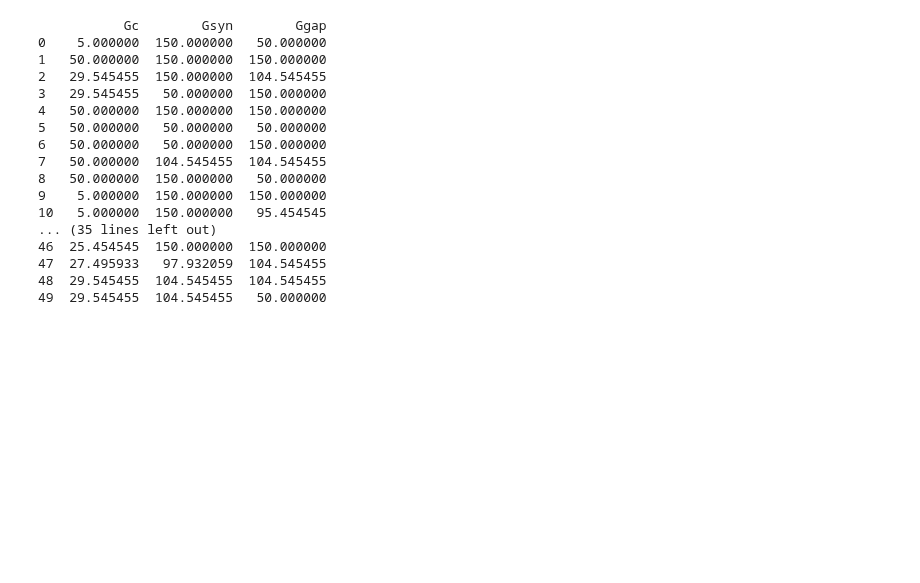
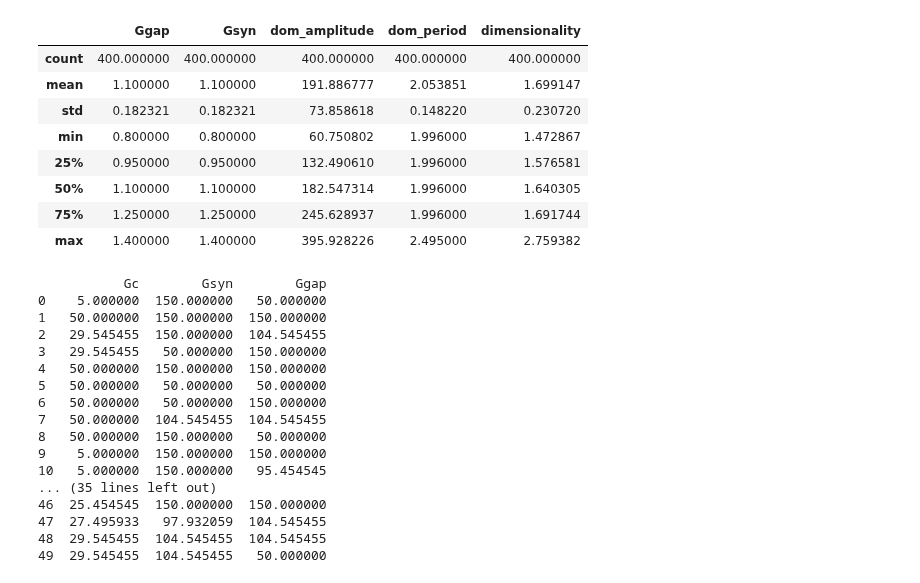
Before and after one commit to sjonany/c-elegans-interactome-analysis, a Jupyter notebook: Data_Exploration_burnhamd.ipynb, the cells around one changed output. Cells and saved outputs as stored; diff of their text form; code cells hidden in the pictures; blank space fills up the shorter version.

Commit message:
Dumped AAT results within oscillatory domain (0.8 -> 1.4) for input to Danny's notebook.

```diff
--- a/Data_Exploration_burnhamd.ipynb
+++ b/Data_Exploration_burnhamd.ipynb
@@ -1,3 +1,27 @@
+# %%
+import pandas as pd
+import os
+import pickle
+
+# This was generated by last cell of all_at_a_time.ipynb, with 20x20 data points,
+# and ggap gsyn ranging from 0.8 to 1.4, which time_series_clustering.ipynb
+# claims to be the oscillatory domain.
+aat_results_file = "cached_notebook_results/all_at_a_time_results.pkl"
+with open(aat_results_file, "rb") as f:
+  df = pickle.load(f)
+df.describe()
+
+# TODO: Danny to do analysis on this smaller df.
+# %% [output]
+|  | Ggap | Gsyn | dom_amplitude | dom_period | dimensionality |
+| count | 400.000000 | 400.000000 | 400.000000 | 400.000000 | 400.000000 |
+| mean | 1.100000 | 1.100000 | 191.886777 | 2.053851 | 1.699147 |
+| std | 0.182321 | 0.182321 | 73.858618 | 0.148220 | 0.230720 |
+| min | 0.800000 | 0.800000 | 60.750802 | 1.996000 | 1.472867 |
+| 25% | 0.950000 | 0.950000 | 132.490610 | 1.996000 | 1.576581 |
+| 50% | 1.100000 | 1.100000 | 182.547314 | 1.996000 | 1.640305 |
+| 75% | 1.250000 | 1.250000 | 245.628937 | 1.996000 | 1.691744 |
+| max | 1.400000 | 1.400000 | 395.928226 | 2.495000 | 2.759382 |
 # %%
 import dexpy.optimal
 from dexpy.model import ModelOrder
```
Also changed, not shown: 3 other files.
